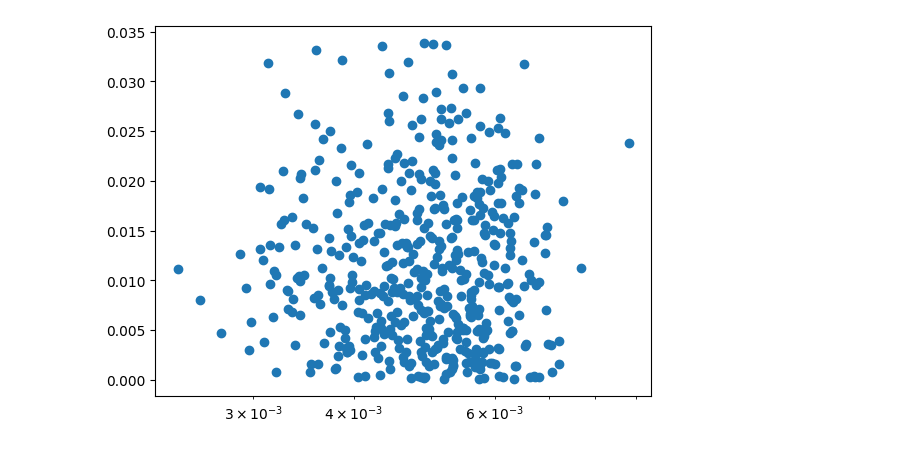
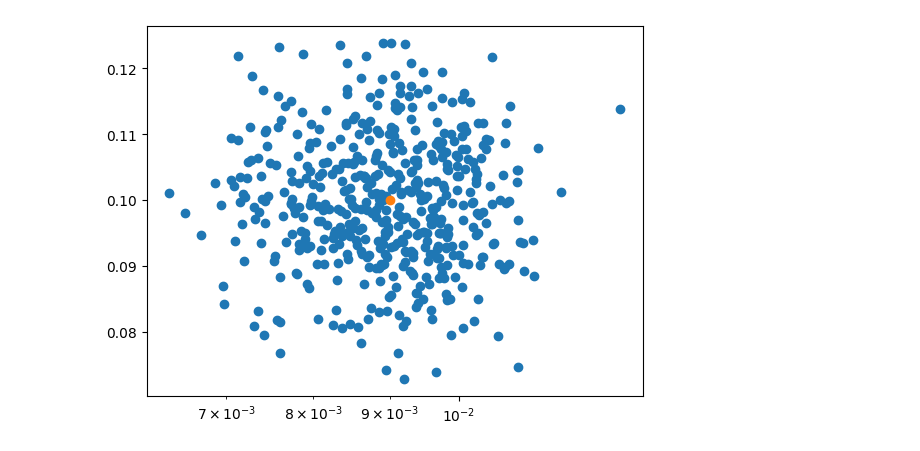
Before and after one commit to evanwonisch/NeuralQuantumStates, a Jupyter notebook: run/heisenberg/generate_hyperparameters.ipynb, the cells around one changed output. Saved outputs shown, nothing was run; the diff lists cells and outputs as text; code cells hidden in the pictures.

```diff
--- a/run/heisenberg/generate_hyperparameters.ipynb
+++ b/run/heisenberg/generate_hyperparameters.ipynb
@@ -12,17 +12,18 @@ N = 500
 # key, _ = jax.random.split(key)
 # beta = jax.random.uniform(key, (N,), minval=0.1, maxval=0.9)
 
-lr = jnp.abs(jax.random.normal(key, (N,))*0.001 + 0.005)
+lr = jnp.abs(jax.random.normal(key, (N,))*0.001 + 0.009)
 key, _ = jax.random.split(key)
-diag = jnp.abs(jax.random.normal(key, (N,))*0.01 + 0.01)
+diag = jnp.abs(jax.random.normal(key, (N,))*0.01 + 0.1)
 key, _ = jax.random.split(key)
 beta = jnp.abs(jax.random.normal(key, (N,))*0.2 + 0.3)
 # %%
 hyp = jnp.stack((lr, diag, beta), axis = -1)
 # %%
 plt.scatter(hyp[:,0], hyp[:,1])
+plt.scatter(0.009, 0.1)
 plt.xscale("log")
 # %% [output]
-[figure, old version]
+[figure, new version]
 # %%
 jnp.save("hyperparameters", hyp)
```
Also changed, not shown: 1 other file.
